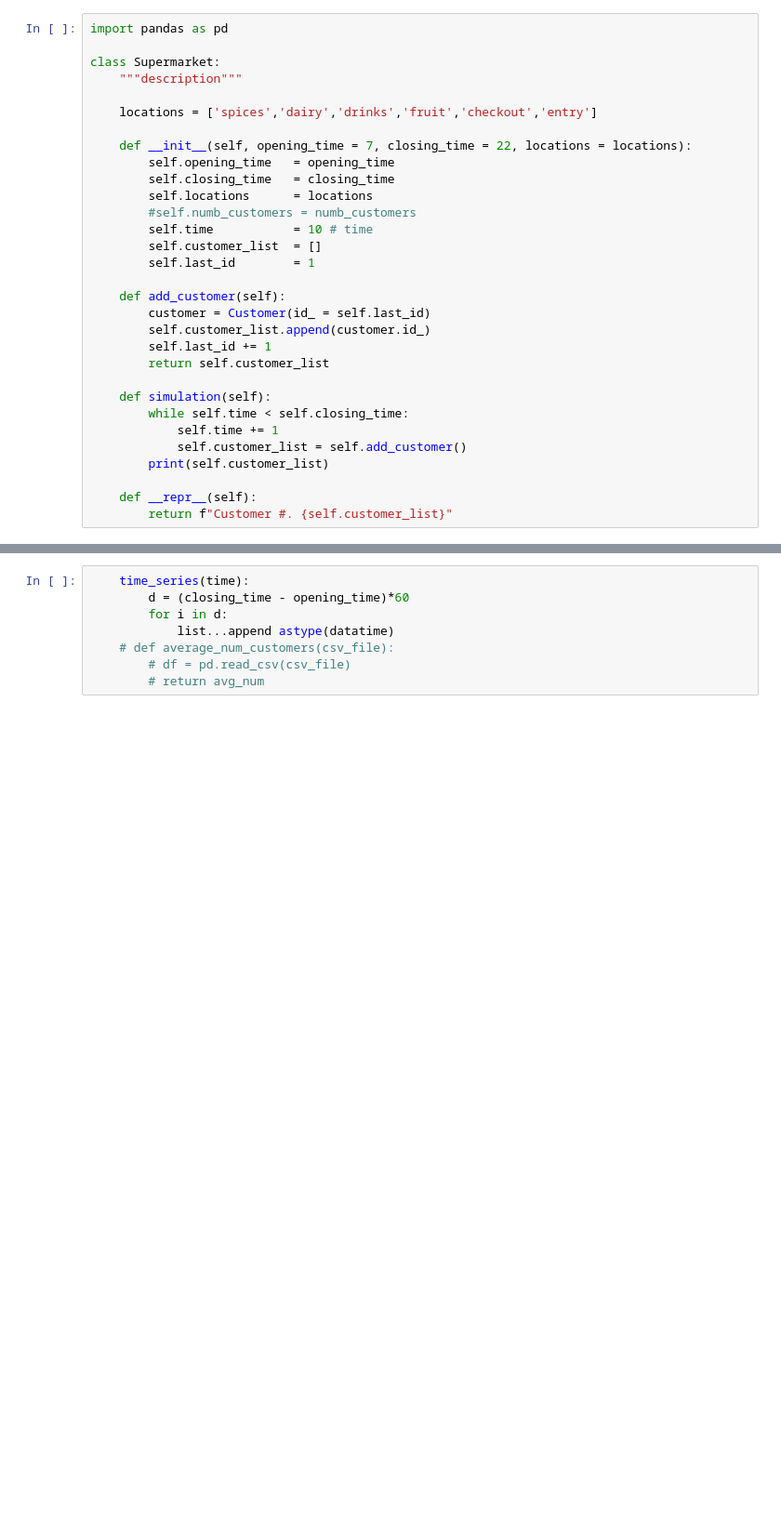
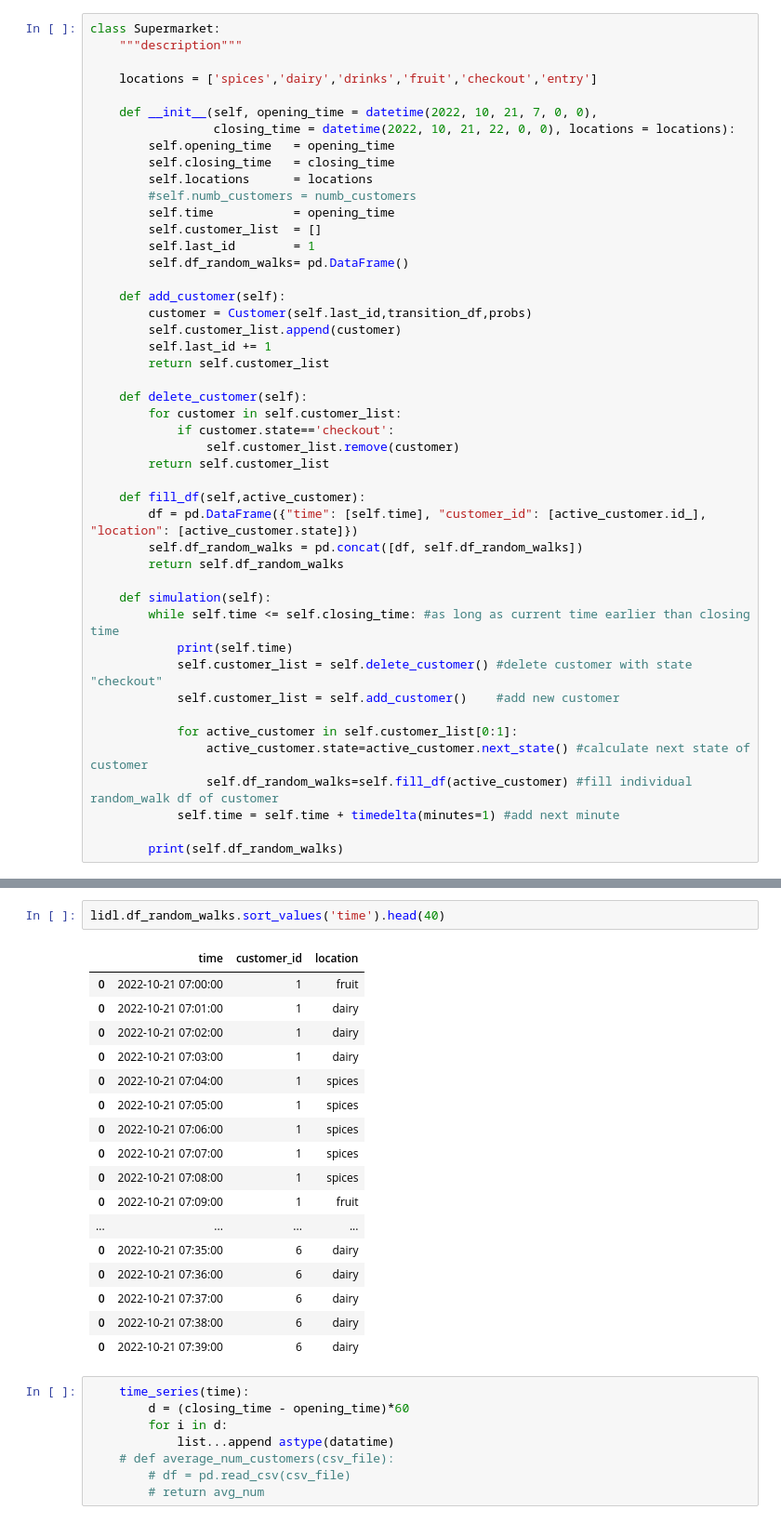
Before and after one commit to Frosti1991/Markov-Chain-Project, a Jupyter notebook: kick_of_.ipynb, the cells around one changed output, grey strips where cells are left out. Shown: that part at 93% size. Cells and saved outputs as stored; diff of their text form; blank space fills up the shorter version.

```diff
--- a/kick_of_.ipynb
+++ b/kick_of_.ipynb
@@ -1,31 +34,46 @@
 # %%
-import pandas as pd
-
 class Supermarket:
     """description"""
 
     locations = ['spices','dairy','drinks','fruit','checkout','entry']
 
-    def __init__(self, opening_time = 7, closing_time = 22, locations = locations):
+    def __init__(self, opening_time = datetime(2022, 10, 21, 7, 0, 0),
+                 closing_time = datetime(2022, 10, 21, 22, 0, 0), locations = locations):
         self.opening_time   = opening_time
         self.closing_time   = closing_time
         self.locations      = locations
         #self.numb_customers = numb_customers
-        self.time           = 10 # time
+        self.time           = opening_time
         self.customer_list  = []
         self.last_id        = 1
+        self.df_random_walks= pd.DataFrame()
 
     def add_customer(self):
-        customer = Customer(id_ = self.last_id)
-        self.customer_list.append(customer.id_)
+        customer = Customer(self.last_id,transition_df,probs)
+        self.customer_list.append(customer)
         self.last_id += 1
         return self.customer_list
 
+    def delete_customer(self):
+        for customer in self.customer_list:
+            if customer.state=='checkout':
+                self.customer_list.remove(customer)
+        return self.customer_list
+
+    def fill_df(self,active_customer):
+        df = pd.DataFrame({"time": [self.time], "customer_id": [active_customer.id_], "location": [active_customer.state]})
+        self.df_random_walks = pd.concat([df, self.df_random_walks])
+        return self.df_random_walks
+
     def simulation(self):
-        while self.time < self.closing_time:
-            self.time += 1
-            self.customer_list = self.add_customer()
-        print(self.customer_list)
+        while self.time <= self.closing_time: #as long as current time earlier than closing time
+            print(self.time)
+            self.customer_list = self.delete_customer() #delete customer with state "checkout"
+            self.customer_list = self.add_customer()    #add new customer
 
-    def __repr__(self):
-        return f"Customer #. {self.customer_list}"
+            for active_customer in self.customer_list[0:1]:
+                active_customer.state=active_customer.next_state() #calculate next state of customer
+                self.df_random_walks=self.fill_df(active_customer) #fill individual random_walk df of customer
+            self.time = self.time + timedelta(minutes=1) #add next minute
+
+        print(self.df_random_walks)
@@ -91,3 +121,23 @@ def list_of_states(startstate):
+# %%
+lidl.df_random_walks.sort_values('time').head(40)
+# %% [output]
+|  | time | customer_id | location |
+| 0 | 2022-10-21 07:00:00 | 1 | fruit |
+| 0 | 2022-10-21 07:01:00 | 1 | dairy |
+| 0 | 2022-10-21 07:02:00 | 1 | dairy |
+| 0 | 2022-10-21 07:03:00 | 1 | dairy |
+| 0 | 2022-10-21 07:04:00 | 1 | spices |
+| 0 | 2022-10-21 07:05:00 | 1 | spices |
+| 0 | 2022-10-21 07:06:00 | 1 | spices |
+| 0 | 2022-10-21 07:07:00 | 1 | spices |
+| 0 | 2022-10-21 07:08:00 | 1 | spices |
+| 0 | 2022-10-21 07:09:00 | 1 | fruit |
+| ... | ... | ... | ... |
+| 0 | 2022-10-21 07:35:00 | 6 | dairy |
+| 0 | 2022-10-21 07:36:00 | 6 | dairy |
+| 0 | 2022-10-21 07:37:00 | 6 | dairy |
+| 0 | 2022-10-21 07:38:00 | 6 | dairy |
+| 0 | 2022-10-21 07:39:00 | 6 | dairy |
 # %%
     time_series(time):
         d = (closing_time - opening_time)*60
```
Also changed, not shown: parts of 8 cells of this notebook.
